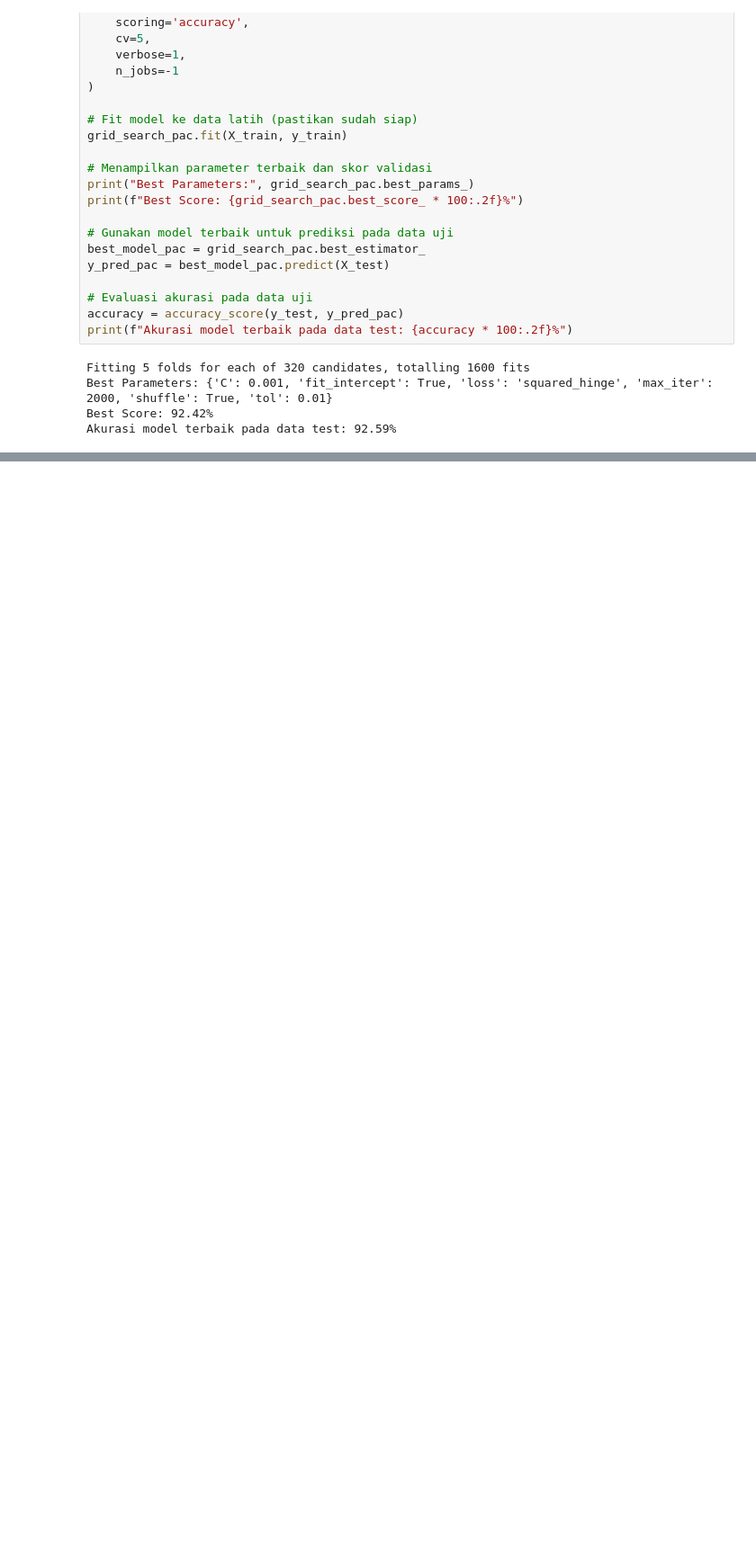
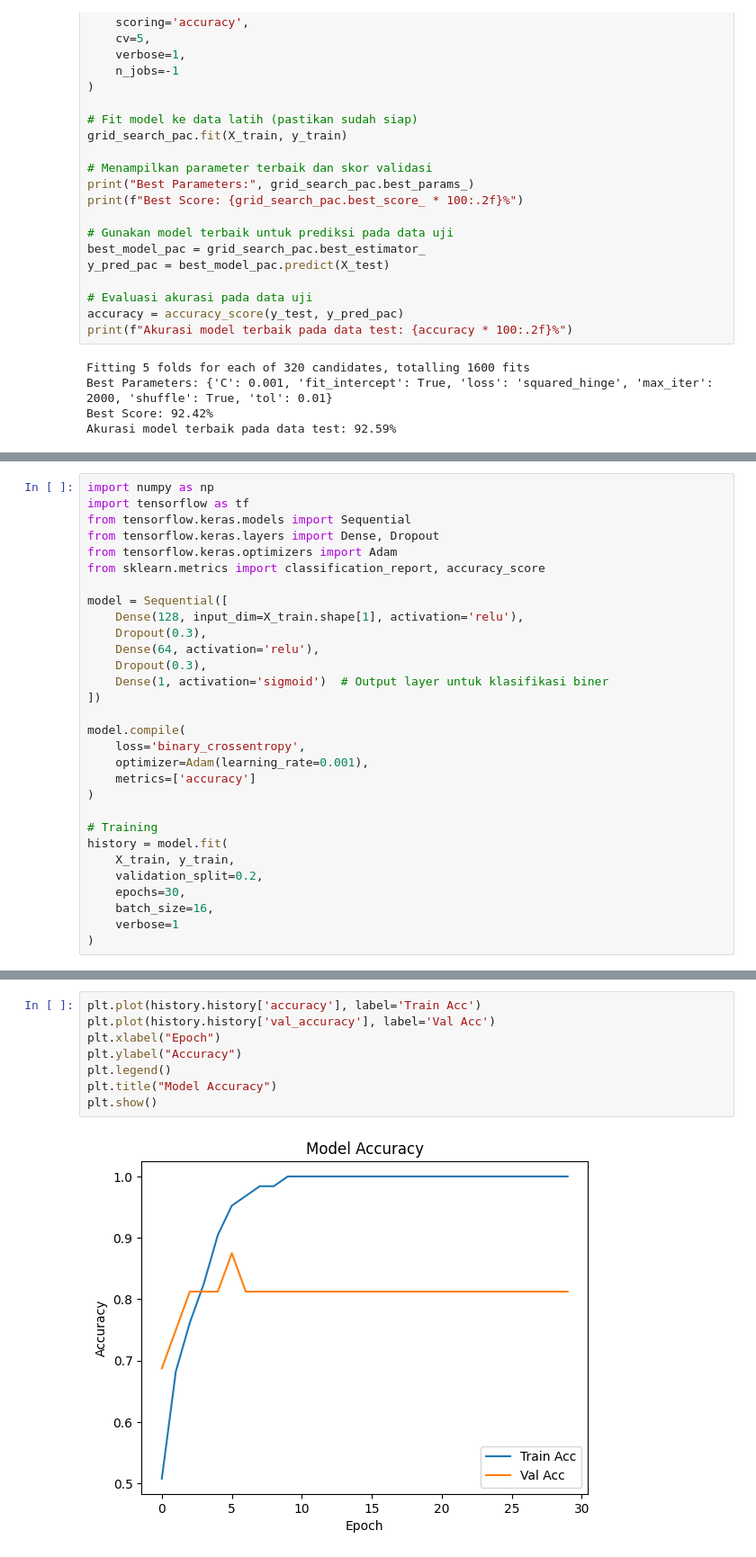
Before and after one commit to XMB234/Bioinformatic-Project---DNA-Classification, a Jupyter notebook: Bioinformatic_Project_1.ipynb, the cells around one changed output, grey strips where cells are left out. Shown at 90% size. Cells and saved outputs as stored; diff of their text form; blank space fills up the shorter version.

```diff
--- a/Bioinformatic_Project_1.ipynb
+++ b/Bioinformatic_Project_1.ipynb
@@ -393,0 +396,30 @@ Akurasi model terbaik pada data test: 92.59%
+# %%
+import numpy as np
+import tensorflow as tf
+from tensorflow.keras.models import Sequential
+from tensorflow.keras.layers import Dense, Dropout
+from tensorflow.keras.optimizers import Adam
+from sklearn.metrics import classification_report, accuracy_score
+
+model = Sequential([
+    Dense(128, input_dim=X_train.shape[1], activation='relu'),
+    Dropout(0.3),
+    Dense(64, activation='relu'),
+    Dropout(0.3),
+    Dense(1, activation='sigmoid')  # Output layer untuk klasifikasi biner
+])
+
+model.compile(
+    loss='binary_crossentropy',
+    optimizer=Adam(learning_rate=0.001),
+    metrics=['accuracy']
+)
+
+# Training
+history = model.fit(
+    X_train, y_train,
+    validation_split=0.2,
+    epochs=30,
+    batch_size=16,
+    verbose=1
+)
@@ -393,0 +462,10 @@ Akurasi model terbaik pada data test: 92.59%
+# %%
+plt.plot(history.history['accuracy'], label='Train Acc')
+plt.plot(history.history['val_accuracy'], label='Val Acc')
+plt.xlabel("Epoch")
+plt.ylabel("Accuracy")
+plt.legend()
+plt.title("Model Accuracy")
+plt.show()
+# %% [output]
+[figure, added]
```
Also changed, not shown: parts of 3 cells of this notebook.
